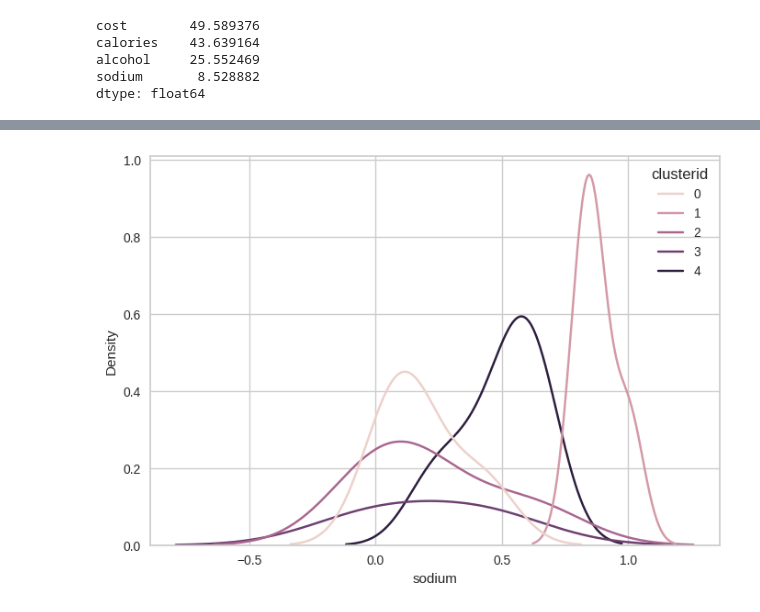
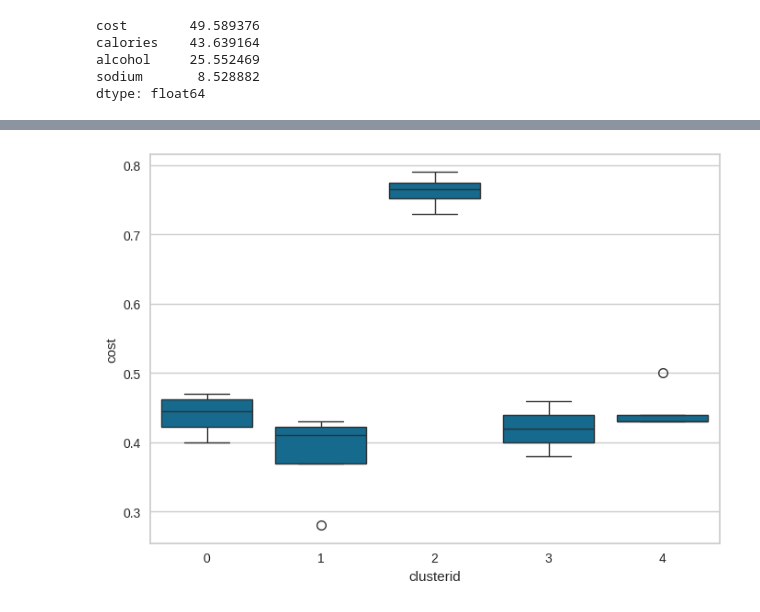
Before and after one commit to manaranjanp/ISB_MLUL1, a Jupyter notebook: clustering/Market_Segmentation_v2.ipynb, the cells around one changed output, grey strips where cells are left out. Drawn from its saved outputs; the diff is of its cells as text; code cells hidden in the pictures.

```diff
--- a/clustering/Market_Segmentation_v2.ipynb
+++ b/clustering/Market_Segmentation_v2.ipynb
@@ -170,7 +189,7 @@ k = 5, silhouette_score = 0.372
 # %%
 from sklearn.metrics import calinski_harabasz_score
 # %%
-cluster_range = range( 3, 6 )
+cluster_range = range( 2, 6 )
 ch_scores = []
 
 for num_clusters in cluster_range:
@@ -229,2 +242,2 @@ dtype: float64
 # %%
-scaled_beer_df['clusterid'] = model.labels_
+beer_df['clusterid'] = model.labels_
@@ -243,6 +244,6 @@ sn.kdeplot(scaled_beer_df,
-# %%
-sn.kdeplot(scaled_beer_df,
-            x = 'sodium',
-            hue = 'clusterid');
-# %% [output]
-[figure, removed]
+# %%
+sn.boxplot(beer_df,
+            y = 'cost',
+            x = 'clusterid');
+# %% [output]
+[figure, added]
```
Also changed, not shown: parts of 24 cells of this notebook, 1 other file.
